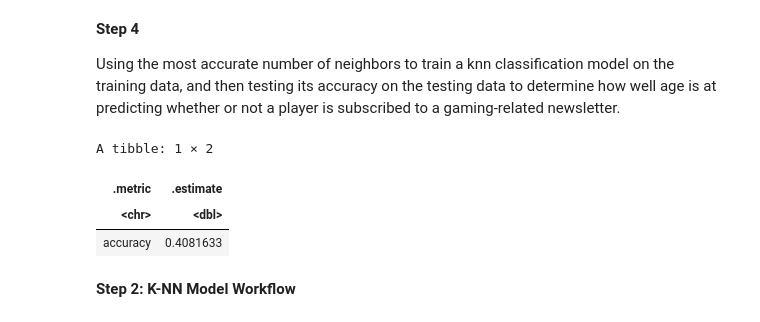
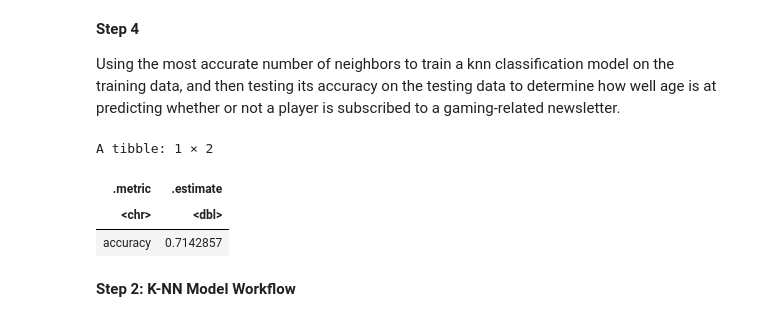
Before and after one commit to Mgonz005/Data-Science-group-project-, a Jupyter notebook: final_project_grp34.ipynb, the cells around one changed output. Cells and saved outputs as stored; diff of their text form; code cells hidden in the pictures.

```diff
--- a/final_project_grp34.ipynb
+++ b/final_project_grp34.ipynb
@@ -192,29 +203,29 @@ A tibble: 1 × 7
 
 Using the most accurate number of neighbors to train a knn classification model on the training data, and then testing its accuracy on the testing data to determine how well age is at predicting whether or not a player is subscribed to a gaming-related newsletter.
 # %%
-player_age_model <- nearest_neighbor(weight_func = "rectangular", neighbors = 7) |>
+player_age_model <- nearest_neighbor(weight_func = "rectangular", neighbors = 29) |>
     set_mode("classification") |>
     set_engine("kknn")
 
 player_age_workflow <- workflow() |>
     add_model(player_age_model) |>
     add_recipe(player_age_recipe) |>
     fit(data = player_age_train)
 
 player_age_prediction <- predict(player_age_workflow, player_age_test) |>
                           bind_cols(player_age_test)
 
 subscribed_prediction_accuracy <- player_age_prediction |>
                         metrics(truth = subscribe, estimate = .pred_class)
 
 subscribed_prediction_accuracy |>
     filter(.metric == "accuracy") |>
     select(.metric, .estimate)
 # %% [output]
 A tibble: 1 × 2
 | .metric | .estimate |
 | <chr> | <dbl> |
-| accuracy | 0.4081633 |
+| accuracy | 0.7142857 |
 # %% [markdown]
 **Step 2: K-NN Model Workflow**
 # %% [markdown]
```
Also changed, not shown: parts of 2 cells of this notebook.
